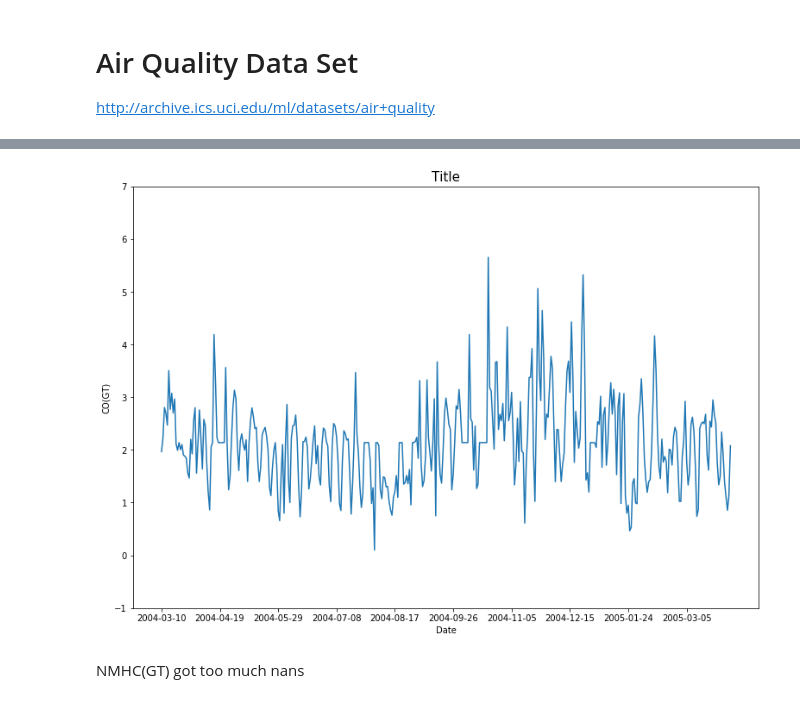
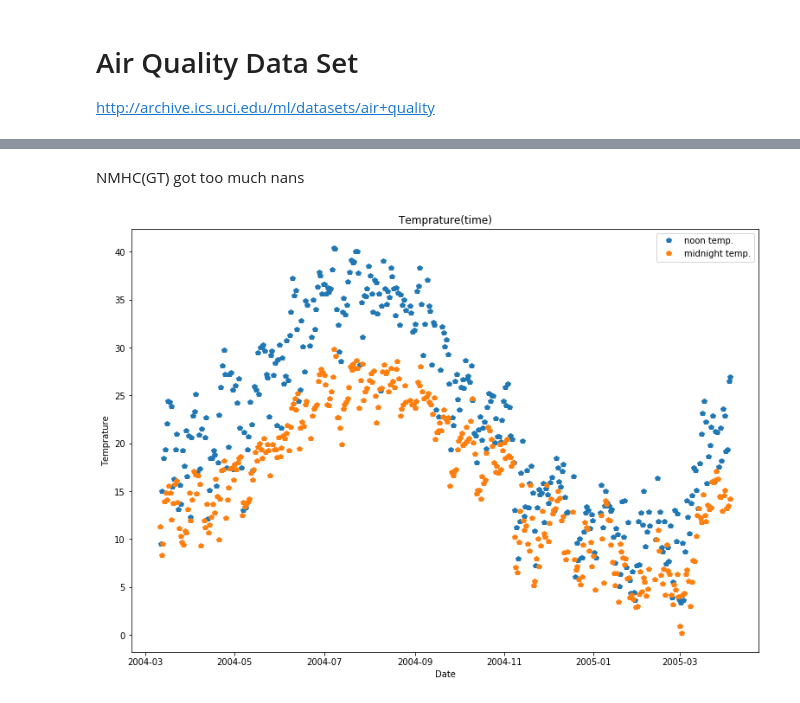
Before and after one commit to HacketOS/Air-Quality-Data-Set, a Jupyter notebook: visualization.ipynb, the cells around one changed output, grey strips where cells are left out. Cells and saved outputs as stored; diff of their text form; code cells hidden in the pictures.

```diff
--- a/visualization.ipynb
+++ b/visualization.ipynb
@@ -123,16 +111,18 @@ means.index = Date.astype(str).unique()
-# %%
-fig =plt.figure(figsize = (13,9))
-n = fig.add_subplot(1,1,1)
-n.plot(means.index,means['CO(GT)'])
-n.set_title('Title', fontsize = 15)
-n.set_xlabel('Date')
-n.set_ylim([-1,7])
-n.set_xticks(means.index[np.arange(0,means.index.shape[0],40)])
-n.set_ylabel('CO(GT)');
-# %% [output]
-[figure, removed]
 # %% [markdown]
 NMHC(GT) got too much nans
 # %%
 NMHC_GT = means['NMHC(GT)']
 means.pop('NMHC(GT)');
+# %%
+noon = data['T'].at_time('12:00')
+fig =plt.figure(figsize = (13,9))
+n = fig.add_subplot(1,1,1)
+n.plot(noon.index,noon,'p')
+n.set_title('Temprature(time)')
+n.set_xlabel('Date')
+n.set_ylabel('Temprature')
+midnigt =  data['T'].at_time('00:00')
+n.plot(midnigt.index,midnigt,'p')
+n.legend(['noon temp.','midnight temp.']);
+# %% [output]
+[figure, added]
```
Also changed, not shown: parts of 13 cells of this notebook.
